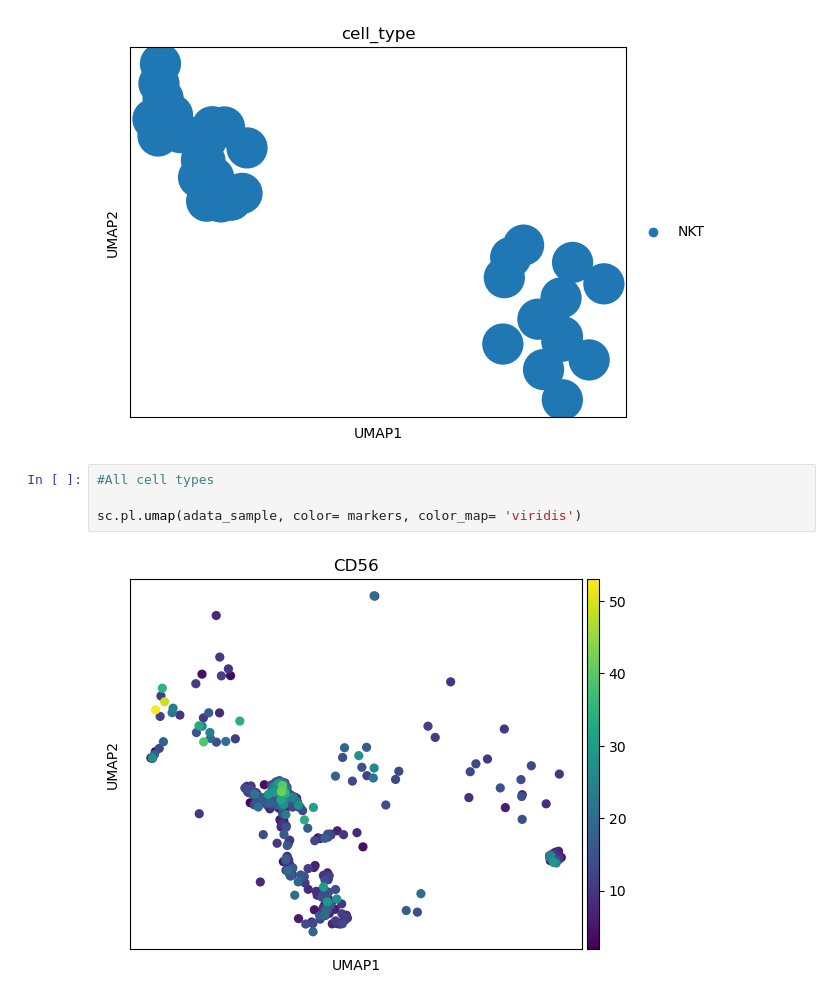
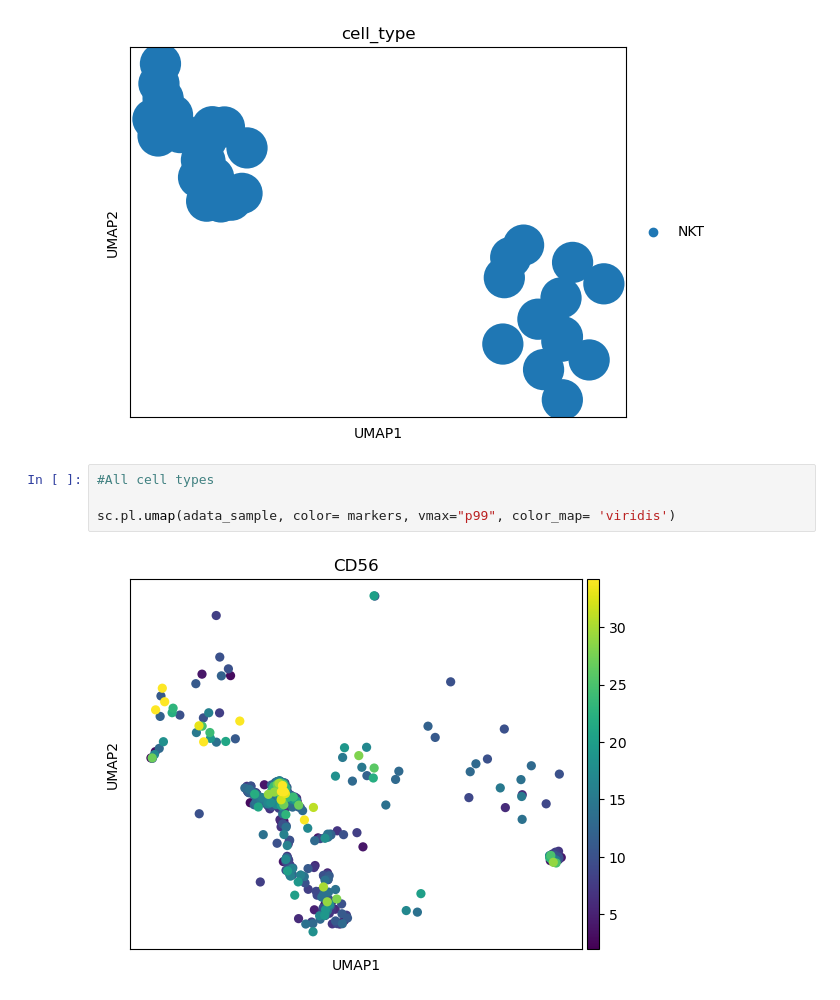
Before and after one commit to tiinajt/Thesis, a Jupyter notebook: Easigenomics/Easi_ EG38_raw_NK.ipynb, the cells around one changed output. Cells and saved outputs as stored; diff of their text form.

```diff
--- a/Easigenomics/Easi_ EG38_raw_NK.ipynb
+++ b/Easigenomics/Easi_ EG38_raw_NK.ipynb
@@ -403,9 +405,9 @@ sc.pl.umap(adata_nk, color = "cell_type", color_map = 'viridis')
 # %%
 #All cell types
 
-sc.pl.umap(adata_sample, color= markers, color_map= 'viridis')
+sc.pl.umap(adata_sample, color= markers, vmax="p99", color_map= 'viridis')
 # %% [output]
-[figure, old version]
+[figure, new version]
 # %%
 #NK and T-cells
 
```
Also changed, not shown: parts of 4 cells of this notebook, 5 other files.
